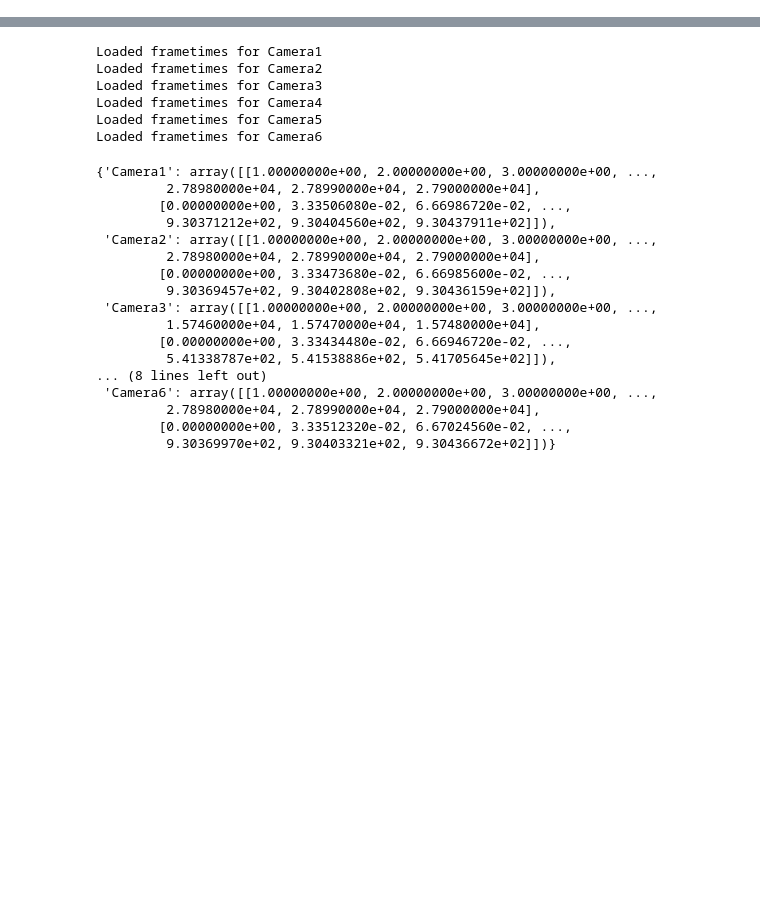
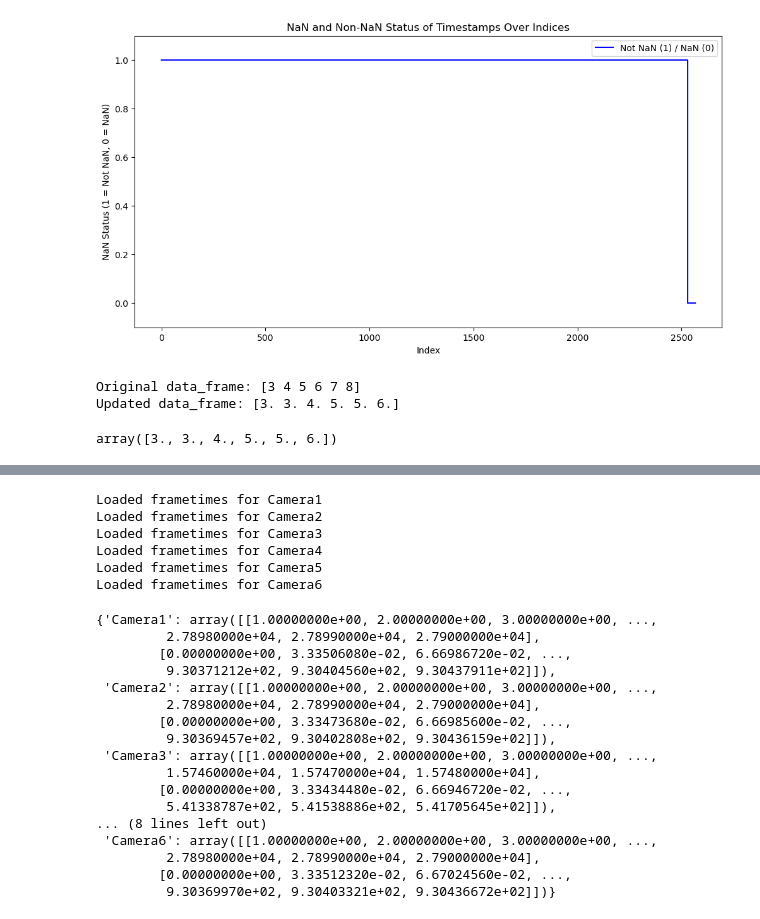
Before and after one commit to gadsfly/BBOP, a Jupyter notebook: random tests/dropp_frame_handers/drop_frame_try.ipynb, the cells around one changed output, grey strips where cells are left out. Saved outputs shown, nothing was run; the diff lists cells and outputs as text; code cells hidden in the pictures; blank space fills up the shorter version.

Commit message:
before testing for saving, drop frame handling.

```diff
--- a/random tests/dropp_frame_handers/drop_frame_try.ipynb
+++ b/random tests/dropp_frame_handers/drop_frame_try.ipynb
@@ -0,0 +211,52 @@
+# %%
+import numpy as np
+import matplotlib.pyplot as plt
+
+# Example data
+timestamps = aligned_frametimes['Camera3']['timestamps']
+
+# Generate indices for each timestamp
+indices = np.arange(len(timestamps))
+
+# Create a boolean array where 1 indicates a non-NaN value and 0 indicates a NaN value
+nan_status = ~np.isnan(timestamps)  # True for non-NaN, False for NaN
+
+# Plot the nan status
+plt.figure(figsize=(12, 6))
+plt.plot(indices, nan_status, color='blue', label='Not NaN (1) / NaN (0)', drawstyle='steps-mid')
+
+# Labeling the plot
+plt.xlabel("Index")
+plt.ylabel("NaN Status (1 = Not NaN, 0 = NaN)")
+plt.ylim(-0.1, 1.1)  # Adding a bit of space around y-axis
+plt.title("NaN and Non-NaN Status of Timestamps Over Indices")
+plt.legend()
+plt.show()
+# %% [output]
+[figure, added]
+# %%
+import numpy as np
+
+# Example aligned frames and timestamps for Camera3
+aligned_frames = np.array([1.0000e+00, 1.0000e+00, 2.0000e+00, 3.0000e+00, 3.0000e+00, 4.0000e+00])
+data_frame = np.array([3, 4, 5, 6, 7, 8])  # Example starting with 3
+
+# Compute the offset
+frame_start = data_frame[0]
+offset = frame_start - 1
+
+# Map aligned frames to the adjusted data_frame
+mapped_frames = aligned_frames + offset
+
+# Now you can update data_frame with mapped_frames
+updated_data_frame = np.where(~np.isnan(mapped_frames), mapped_frames, data_frame)
+
+print("Original data_frame:", data_frame)
+print("Updated data_frame:", updated_data_frame)
+# %% [output]
+Original data_frame: [3 4 5 6 7 8]
+Updated data_frame: [3. 3. 4. 5. 5. 6.]
+# %%
+mapped_frames
+# %% [output]
+array([3., 3., 4., 5., 5., 6.])
```
Also changed, not shown: parts of 13 cells of this notebook, 1 other file.
